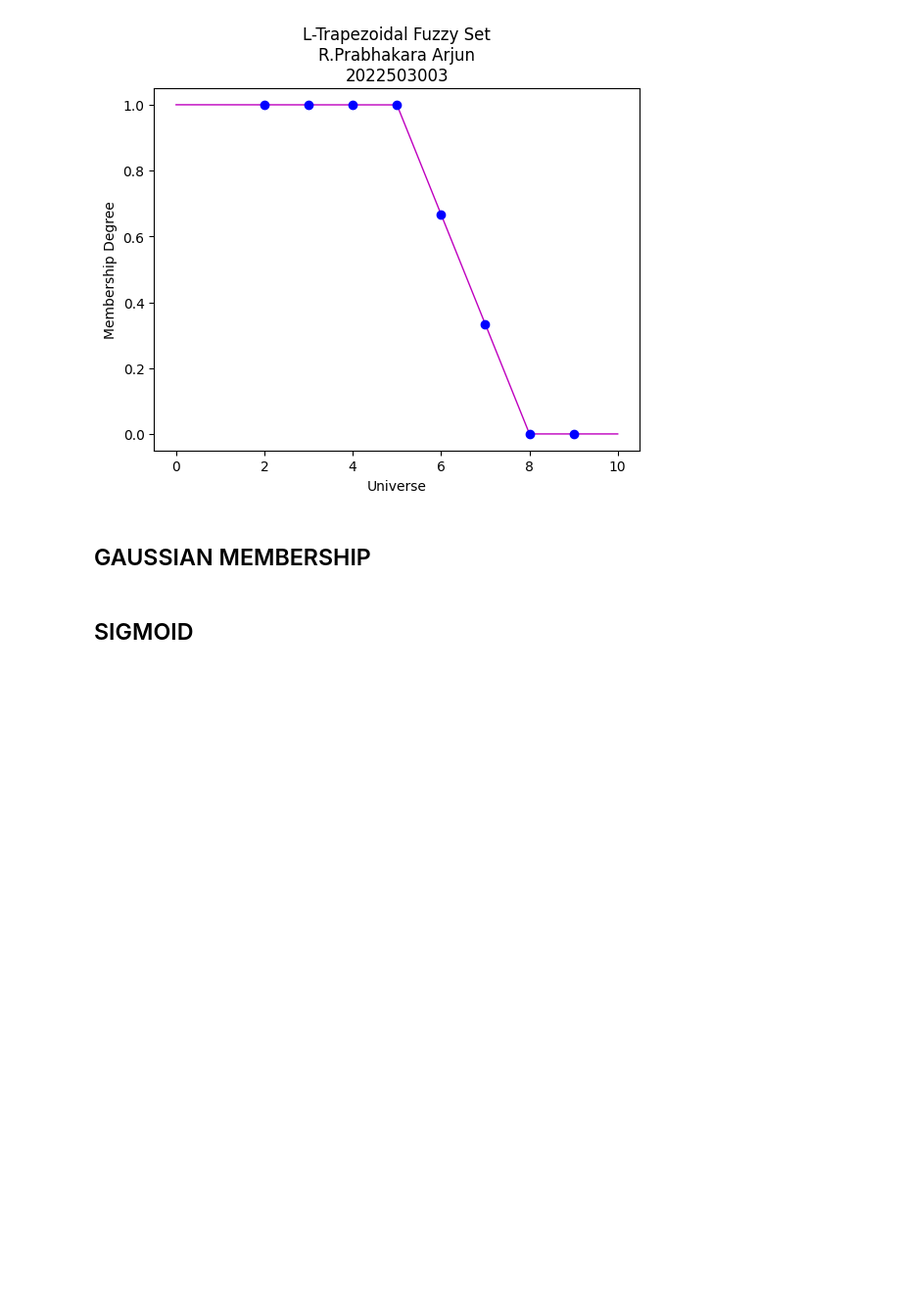
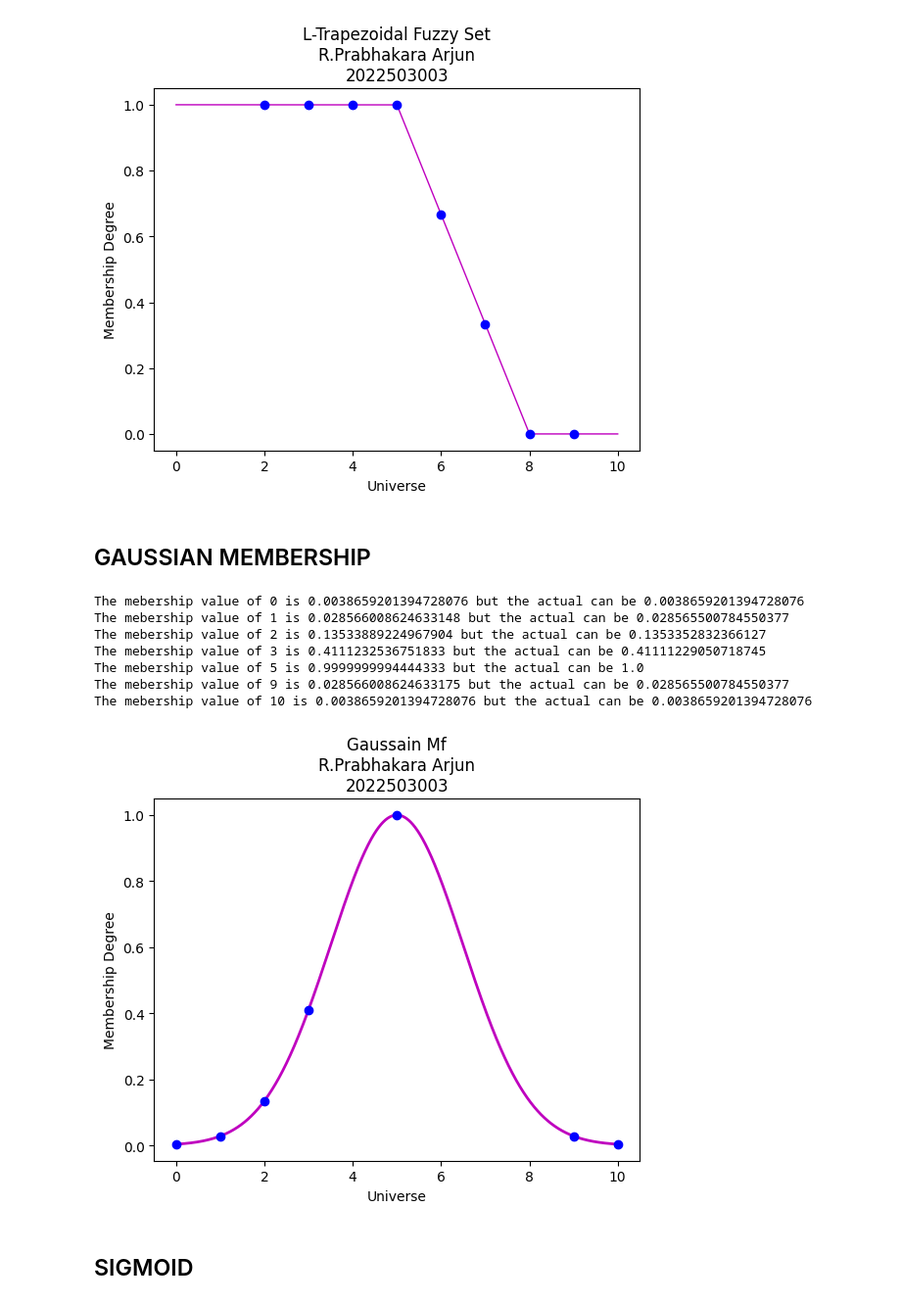
Before and after one commit to themysterysolver/PYTHON_BASICS, a Jupyter notebook: SOFT_COMPUTING/FUZZY_MEMBERSHIP_FUNCTION.ipynb, the cells around one changed output. Shown at 98% size. Cells and saved outputs as stored; diff of their text form; code cells hidden in the pictures; blank space fills up the shorter version.

Commit message:
FEAT:Gaussian and Sigmoid

```diff
--- a/SOFT_COMPUTING/FUZZY_MEMBERSHIP_FUNCTION.ipynb
+++ b/SOFT_COMPUTING/FUZZY_MEMBERSHIP_FUNCTION.ipynb
@@ -180,5 +180,34 @@ The mebership value of 9 is 0.0 but the actual can be 0.0
 [figure]
 # %% [markdown]
 ## GAUSSIAN MEMBERSHIP
+# %%
+x = np.linspace(0, 10, 100000)
+c = 5 #mean
+sigma = 1.5 #standard deviation/spread of the curve
+
+gaussMf = fuzzy.gaussmf(x, c, sigma)
+plt.plot(x,gaussMf,'m-',linewidth=2)
+plt.title("Gaussain Mf\nR.Prabhakara Arjun\n2022503003")
+plt.xlabel("Universe")
+plt.ylabel("Membership Degree")
+
+## TESTING
+def GaussianMf(value):
+  idx = np.argmin(np.abs(x-value))
+  memebership_val = gaussMf[idx]
+  plt.plot(value,memebership_val,'bo')
+  return gaussMf[idx]
+
+for val in [0,1,2,3,5,9,10]:
+  print('The mebership value of {} is {} but the actual can be {}'.format(val,GaussianMf(val),fuzzy.gaussmf(np.array([val]),c,sigma)[0]))
+# %% [output]
+The mebership value of 0 is 0.0038659201394728076 but the actual can be 0.0038659201394728076
+The mebership value of 1 is 0.028566008624633148 but the actual can be 0.028565500784550377
+The mebership value of 2 is 0.13533889224967904 but the actual can be 0.1353352832366127
+The mebership value of 3 is 0.4111232536751833 but the actual can be 0.41111229050718745
+The mebership value of 5 is 0.9999999994444333 but the actual can be 1.0
+The mebership value of 9 is 0.028566008624633175 but the actual can be 0.028565500784550377
+The mebership value of 10 is 0.0038659201394728076 but the actual can be 0.0038659201394728076
+[figure, added]
 # %% [markdown]
 ## SIGMOID
```
Also changed, not shown: parts of 1 cell of this notebook.
